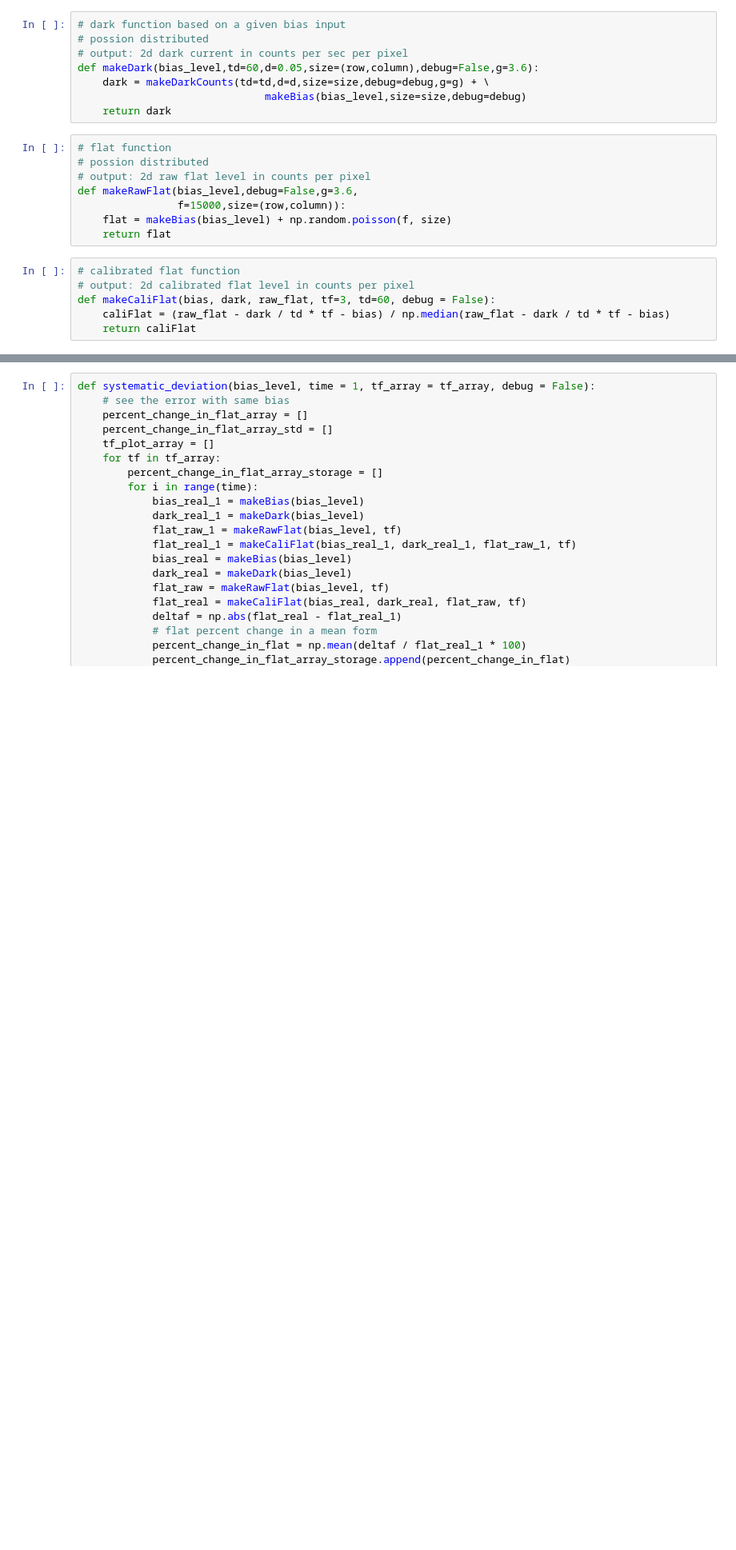
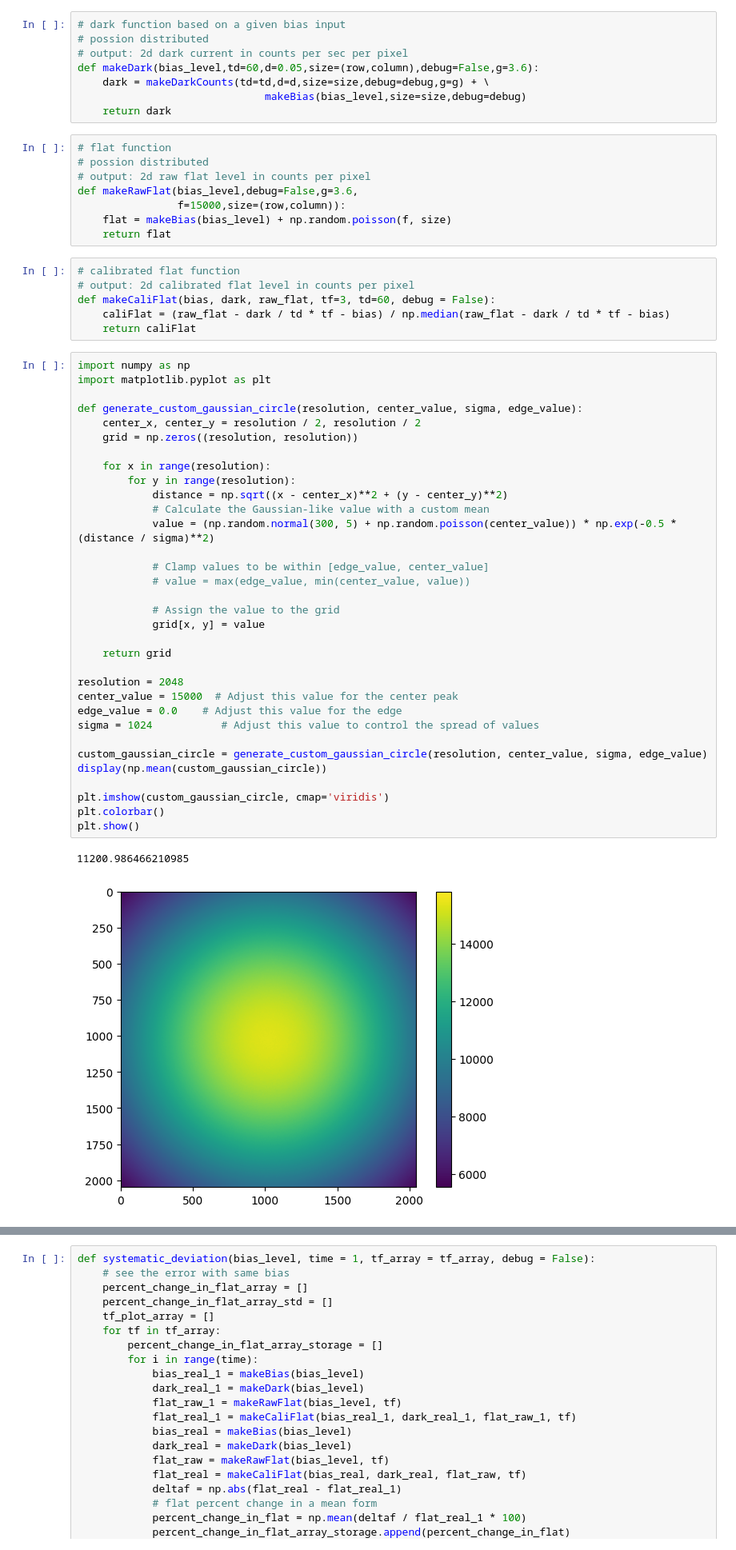
Before and after one commit to Voluptatemn/AstroResearch, a Jupyter notebook: BiasErrorProp.ipynb, the cells around one changed output, grey strips where cells are left out. Shown at 80% size. Drawn from its saved outputs; the diff is of its cells as text; blank space fills up the shorter version.

```diff
--- a/BiasErrorProp.ipynb
+++ b/BiasErrorProp.ipynb
@@ -77,3 +77,39 @@ def makeRawFlat(bias_level,debug=False,g=3.6,
 def makeCaliFlat(bias, dark, raw_flat, tf=3, td=60, debug = False):
     caliFlat = (raw_flat - dark / td * tf - bias) / np.median(raw_flat - dark / td * tf - bias)
     return caliFlat
+# %%
+import numpy as np
+import matplotlib.pyplot as plt
+
+def generate_custom_gaussian_circle(resolution, center_value, sigma, edge_value):
+    center_x, center_y = resolution / 2, resolution / 2
+    grid = np.zeros((resolution, resolution))
+
+    for x in range(resolution):
+        for y in range(resolution):
+            distance = np.sqrt((x - center_x)**2 + (y - center_y)**2)
+            # Calculate the Gaussian-like value with a custom mean
+            value = (np.random.normal(300, 5) + np.random.poisson(center_value)) * np.exp(-0.5 * (distance / sigma)**2)
+
+            # Clamp values to be within [edge_value, center_value]
+            # value = max(edge_value, min(center_value, value))
+
+            # Assign the value to the grid
+            grid[x, y] = value
+
+    return grid
+
+resolution = 2048
+center_value = 15000  # Adjust this value for the center peak
+edge_value = 0.0    # Adjust this value for the edge
+sigma = 1024           # Adjust this value to control the spread of values
+
+custom_gaussian_circle = generate_custom_gaussian_circle(resolution, center_value, sigma, edge_value)
+display(np.mean(custom_gaussian_circle))
+
+plt.imshow(custom_gaussian_circle, cmap='viridis')
+plt.colorbar()
+plt.show()
+# %% [output]
+11200.986466210985
+[figure, added]
```
Also changed, not shown: parts of 4 cells of this notebook.
